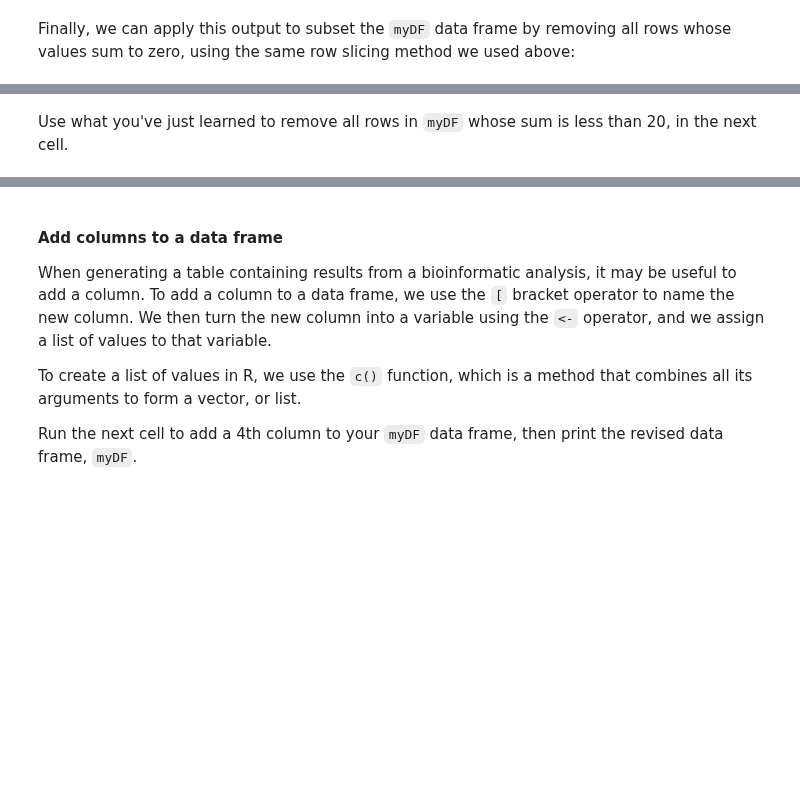
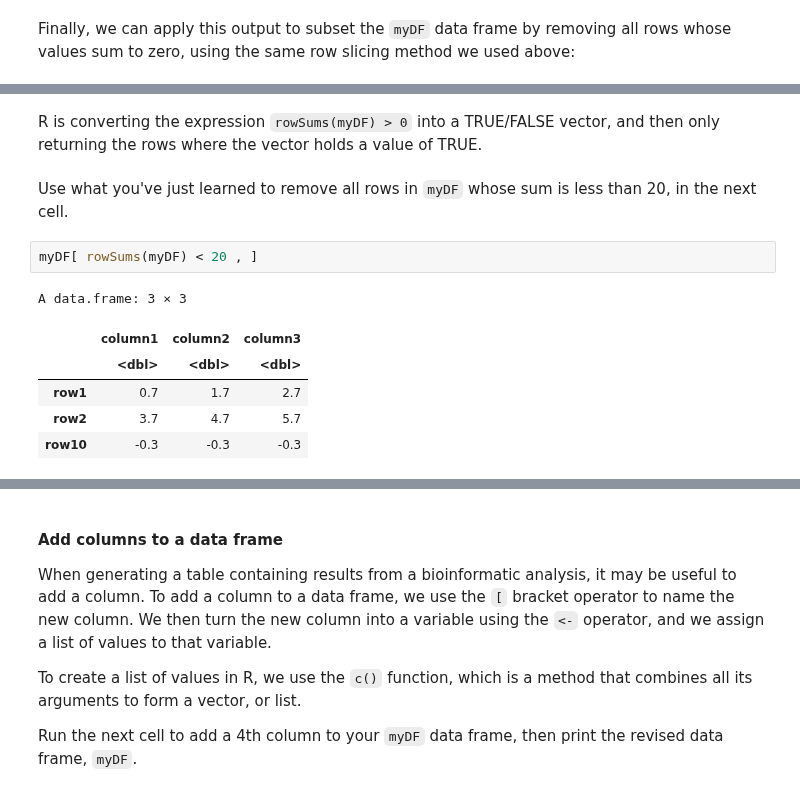
Before and after one commit to AstrobioMike/GL4U-amplicon-2023, a Jupyter notebook: notebooks/03-R-intro.ipynb, the cells around one changed output, grey strips where cells are left out. Cells and saved outputs as stored; diff of their text form; blank space fills up the shorter version.

```diff
--- a/notebooks/03-R-intro.ipynb
+++ b/notebooks/03-R-intro.ipynb
@@ -312,2 +754,13 @@ myDF[ rowSums(myDF)>0 , ]
+# %% [markdown]
+R is converting the expression `rowSums(myDF) > 0` into a TRUE/FALSE vector, and then only returning the rows where the vector holds a value of TRUE.
 # %% [markdown]
 Use what you've just learned to remove all rows in `myDF` whose sum is less than 20, in the next cell.
+# %%
+myDF[ rowSums(myDF) < 20 , ]
+# %% [output]
+A data.frame: 3 × 3
+|  | column1 | column2 | column3 |
+|  | <dbl> | <dbl> | <dbl> |
+| row1 | 0.7 | 1.7 | 2.7 |
+| row2 | 3.7 | 4.7 | 5.7 |
+| row10 | -0.3 | -0.3 | -0.3 |
```
Also changed, not shown: parts of 71 cells of this notebook.
